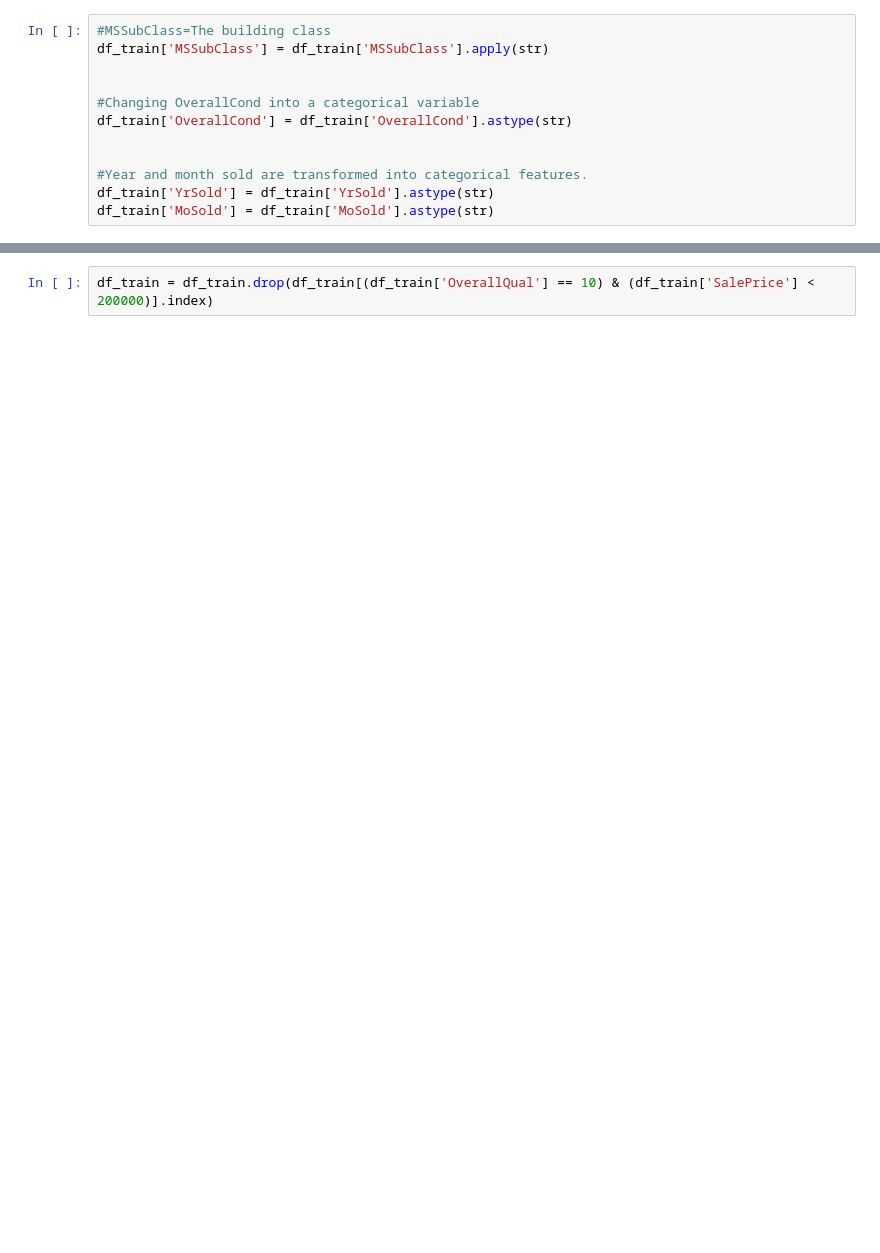
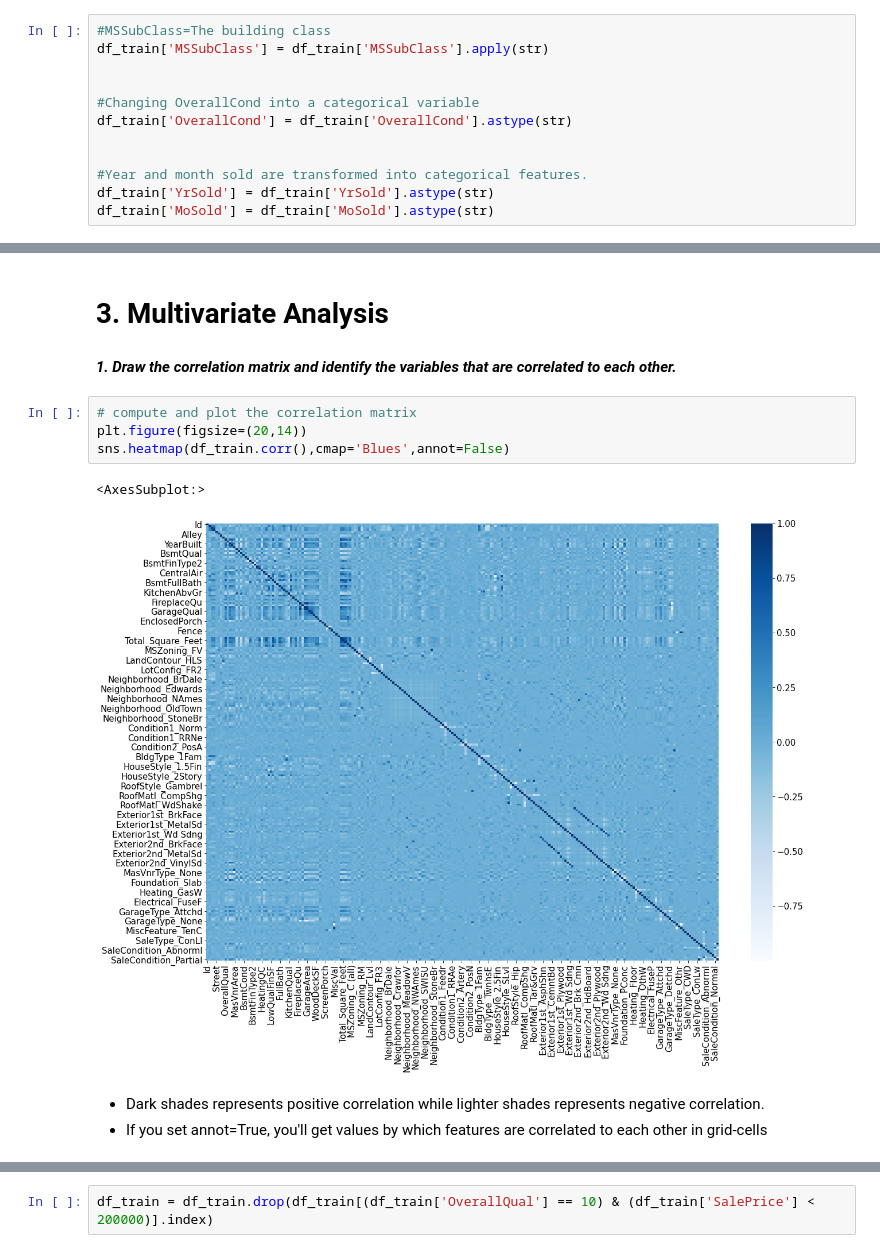
Before and after one commit to stellacydong/Housing-Sale-Price-Prediction, a Jupyter notebook: EDA.ipynb, the cells around one changed output, grey strips where cells are left out. Cells and saved outputs as stored; diff of their text form; blank space fills up the shorter version.

```diff
--- a/EDA.ipynb
+++ b/EDA.ipynb
@@ -399,3 +505,17 @@ df_train.head()
+# %% [markdown]
+# 3. Multivariate Analysis
+# %% [markdown]
+***1. Draw the correlation matrix and identify the variables that are correlated to each other.***
+# %%
+# compute and plot the correlation matrix
+plt.figure(figsize=(20,14))
+sns.heatmap(df_train.corr(),cmap='Blues',annot=False)
+# %% [output]
+<AxesSubplot:>
+[figure, added]
+# %% [markdown]
+- Dark shades represents positive correlation while lighter shades represents negative correlation.
+- If you set annot=True, you'll get values by which features are correlated to each other in grid-cells
 # %%
 # Checking the corelation beetween the predicted and training column
 top_features = df_train.corr()[['SalePrice']].sort_values(by=['SalePrice'],ascending=False).head(30)
```
Also changed, not shown: parts of 61 cells of this notebook.
